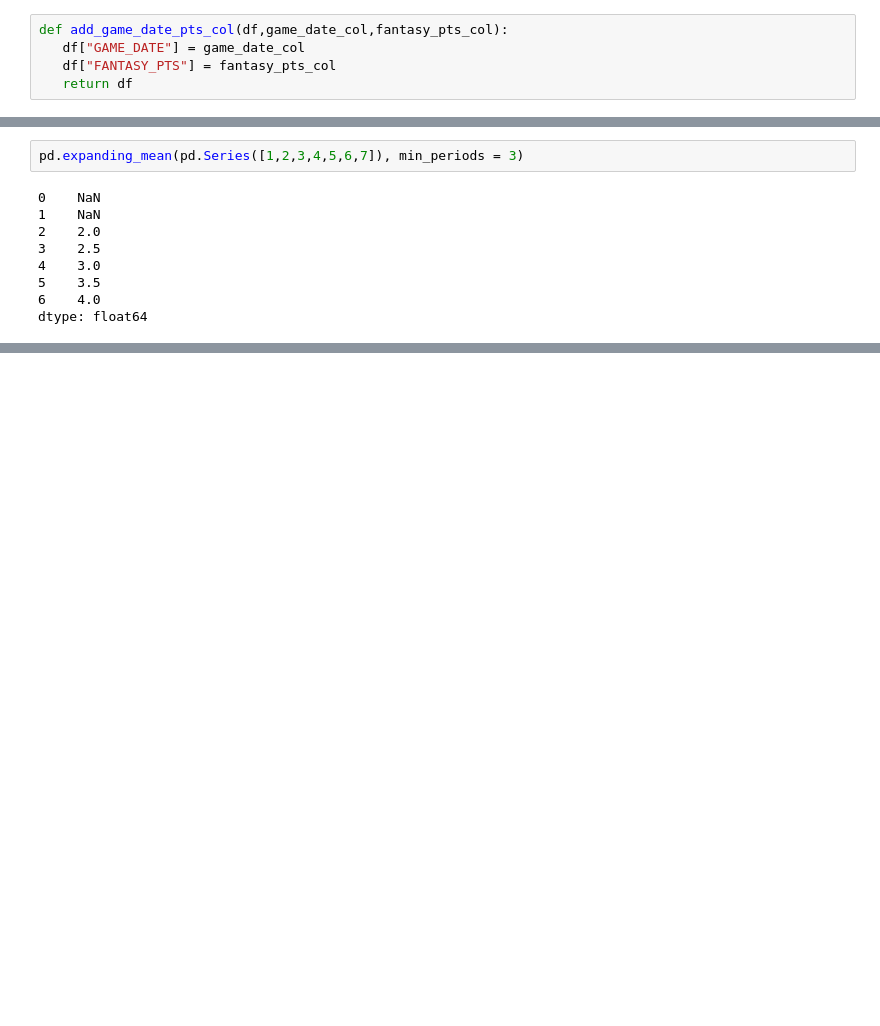
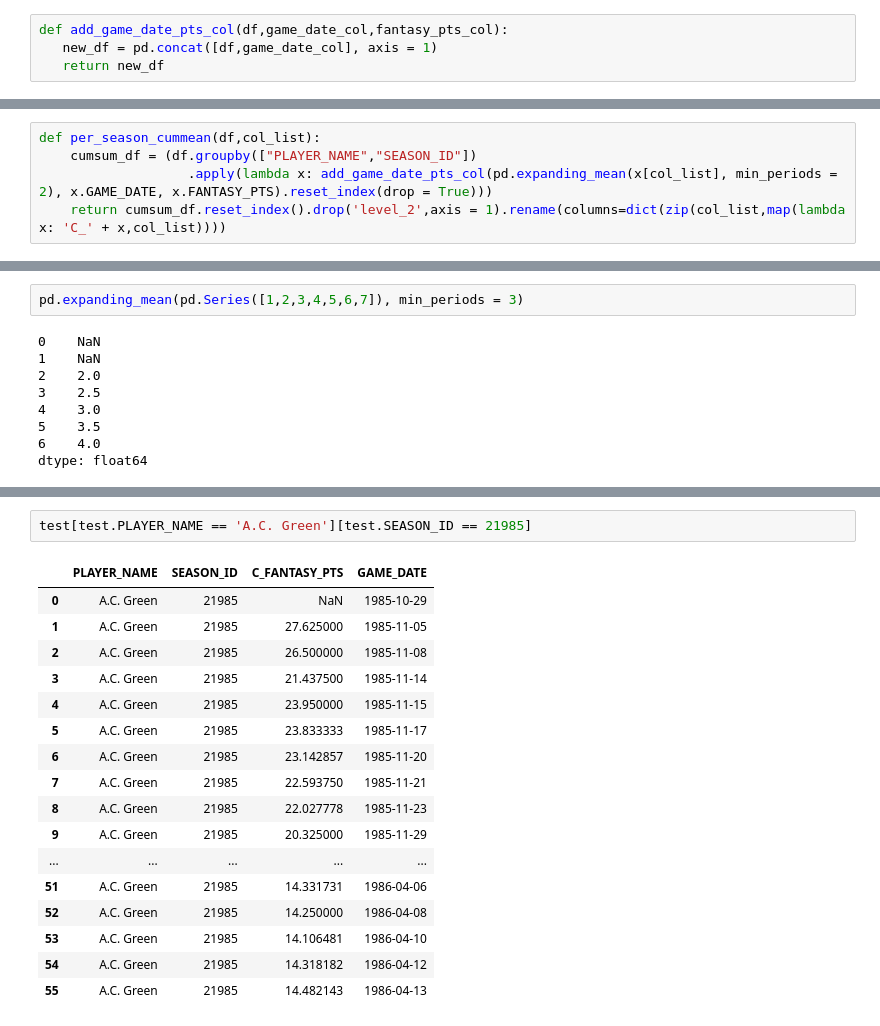
Before and after one commit to diciurcio-d/ShiftEnter, a Jupyter notebook: data_collection_sup.ipynb, the cells around one changed output, grey strips where cells are left out. Drawn from its saved outputs; the diff is of its cells as text; blank space fills up the shorter version.

Commit message:
c_fantasy_pts

```diff
--- a/data_collection_sup.ipynb
+++ b/data_collection_sup.ipynb
@@ -150,14 +150,18 @@ def rolling_cols(df,col_list,ngames,rolling_kind):
     return rolling_df.reset_index().drop('level_2',axis = 1).rename(columns=dict(zip(col_list,map(lambda x: 'R_' + x,col_list))))
 # %%
 def add_game_date_pts_col(df,game_date_col,fantasy_pts_col):
-   df["GAME_DATE"] = game_date_col
-   df["FANTASY_PTS"] = fantasy_pts_col
-   return df
+   new_df = pd.concat([df,game_date_col], axis = 1)
+   return new_df
 # %%
 def per_season_cumsum(df,col_list):
     cumsum_df = (df.groupby(["PLAYER_NAME","SEASON_ID"])
                    .apply(lambda x: add_game_date_col(x[col_list].cumsum(axis = 0), x.GAME_DATE).reset_index(drop = True)))
     return cumsum_df.reset_index().drop('level_2',axis = 1).rename(columns=dict(zip(col_list,map(lambda x: 'C_' + x,col_list))))
+# %%
+def per_season_cummean(df,col_list):
+    cumsum_df = (df.groupby(["PLAYER_NAME","SEASON_ID"])
+                   .apply(lambda x: add_game_date_pts_col(pd.expanding_mean(x[col_list], min_periods = 2), x.GAME_DATE, x.FANTASY_PTS).reset_index(drop = True)))
+    return cumsum_df.reset_index().drop('level_2',axis = 1).rename(columns=dict(zip(col_list,map(lambda x: 'C_' + x,col_list))))
 # %%
 def get_player_seasons(player_name, season1,season2,full_df):
     player_df = (full_df[full_df.PLAYER_NAME == player_name].groupby(["PLAYER_NAME","SEASON_ID"])
@@ -304,0 +315,20 @@ dtype: float64
+# %%
+test[test.PLAYER_NAME == 'A.C. Green'][test.SEASON_ID == 21985]
+# %% [output]
+|  | PLAYER_NAME | SEASON_ID | C_FANTASY_PTS | GAME_DATE |
+| 0 | A.C. Green | 21985 | NaN | 1985-10-29 |
+| 1 | A.C. Green | 21985 | 27.625000 | 1985-11-05 |
+| 2 | A.C. Green | 21985 | 26.500000 | 1985-11-08 |
+| 3 | A.C. Green | 21985 | 21.437500 | 1985-11-14 |
+| 4 | A.C. Green | 21985 | 23.950000 | 1985-11-15 |
+| 5 | A.C. Green | 21985 | 23.833333 | 1985-11-17 |
+| 6 | A.C. Green | 21985 | 23.142857 | 1985-11-20 |
+| 7 | A.C. Green | 21985 | 22.593750 | 1985-11-21 |
+| 8 | A.C. Green | 21985 | 22.027778 | 1985-11-23 |
+| 9 | A.C. Green | 21985 | 20.325000 | 1985-11-29 |
+| ... | ... | ... | ... | ... |
+| 51 | A.C. Green | 21985 | 14.331731 | 1986-04-06 |
+| 52 | A.C. Green | 21985 | 14.250000 | 1986-04-08 |
+| 53 | A.C. Green | 21985 | 14.106481 | 1986-04-10 |
+| 54 | A.C. Green | 21985 | 14.318182 | 1986-04-12 |
+| 55 | A.C. Green | 21985 | 14.482143 | 1986-04-13 |
```
Also changed, not shown: parts of 4 cells of this notebook, 1 other file.
